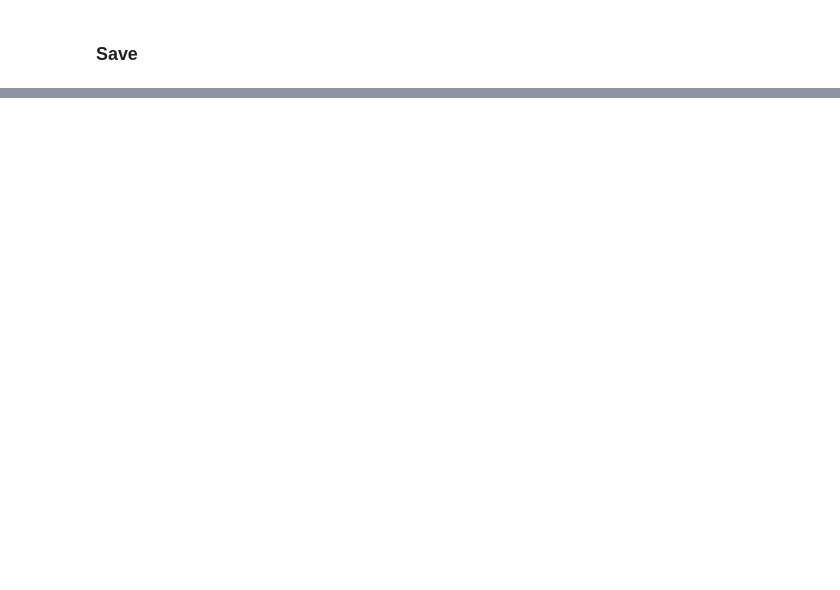
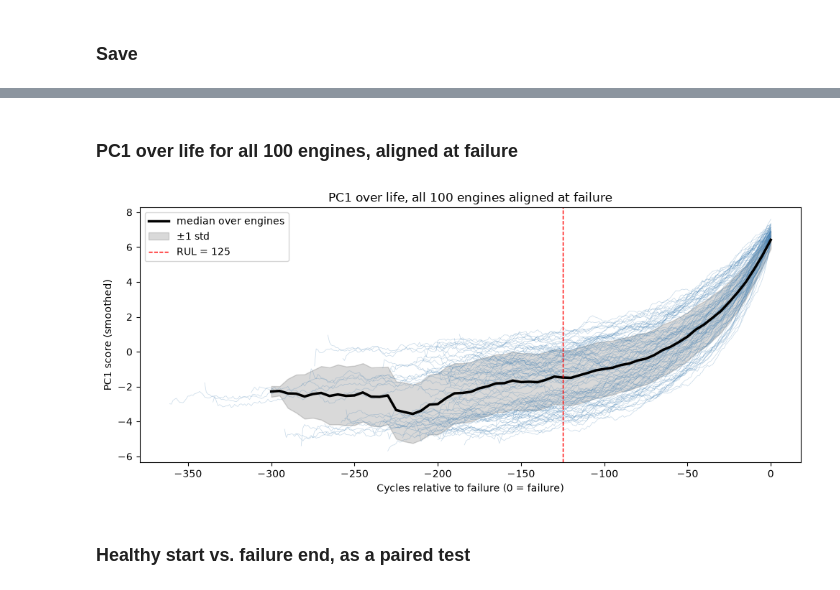
Before and after one commit to donald01johnson/mfda-exp8-pca-health, a Jupyter notebook: notebooks/exp8_pca_health.ipynb, the cells around one changed output, grey strips where cells are left out. Cells and saved outputs as stored; diff of their text form; code cells hidden in the pictures; blank space fills up the shorter version.

Commit message:
Exp8 Step 6: engine trajectories, aligned PC1, start/end tests, branches

```diff
--- a/notebooks/exp8_pca_health.ipynb
+++ b/notebooks/exp8_pca_health.ipynb
@@ -487,0 +536,11 @@ How to read it: the closer an arrow reaches the circle, the better the two compo
+# %%
+sc = pd.DataFrame({"unit": df["unit"].to_numpy(), "cycle": df["cycle"].to_numpy(),
+                   "RUL": df["RUL"].to_numpy(), "RUL_cap": df["RUL_cap"].to_numpy(),
+                   "PC1": T[:, 0], "PC2": T[:, 1]})
+
+W = 10
+for c in ["PC1", "PC2"]:
+    sc[f"{c}_s"] = sc.groupby("unit")[c].transform(lambda x: x.rolling(W, min_periods=1).mean())
+
+print("raw PC1 noise (std of diff):     ", sc.groupby("unit")["PC1"].diff().std().round(3))
+print("smoothed PC1 noise (std of diff):", sc.groupby("unit")["PC1_s"].diff().std().round(3))
@@ -487,0 +552,14 @@ How to read it: the closer an arrow reaches the circle, the better the two compo
+# %%
+fig, ax = plt.subplots(figsize=(8, 6.5))
+ax.scatter(T[idx, 0], T[idx, 1], c="lightgrey", s=4, alpha=0.4)
+for u in [1, 20, 40, 60, 80, 100]:
+    e = sc[sc["unit"] == u]
+    ax.plot(e["PC1_s"], e["PC2_s"], lw=1.5, label=f"engine {u} ({len(e)} cycles)")
+    ax.scatter(e["PC1_s"].iloc[0],  e["PC2_s"].iloc[0],  marker="o", s=50, color="k")
+    ax.scatter(e["PC1_s"].iloc[-1], e["PC2_s"].iloc[-1], marker="X", s=80, color="red")
+ax.set_xlabel("PC1 (degradation)"); ax.set_ylabel("PC2 (speed)")
+ax.set_title(f"Engine trajectories ({W}-cycle moving average)  ● start   ✕ failure")
+ax.legend(fontsize=8)
+plt.tight_layout()
+plt.savefig(FIG_DIR / "fig05_engine_trajectories.png", dpi=150)
+plt.show()
@@ -487,0 +568,22 @@ How to read it: the closer an arrow reaches the circle, the better the two compo
+# %% [markdown]
+### PC1 over life for all 100 engines, aligned at failure
+# %%
+fig, ax = plt.subplots(figsize=(10, 4.5))
+for u, e in sc.groupby("unit"):
+    ax.plot(-e["RUL"], e["PC1_s"], color="steelblue", lw=0.5, alpha=0.3)
+
+band = sc.assign(bin=(sc["RUL"] // 5) * 5).groupby("bin")["PC1_s"].agg(["median", "std"])
+band = band[band.index <= 300]
+ax.plot(-band.index, band["median"], color="k", lw=2.5, label="median over engines")
+ax.fill_between(-band.index, band["median"] - band["std"], band["median"] + band["std"],
+                color="k", alpha=0.15, label="±1 std")
+ax.axvline(-RUL_CAP, color="red", ls="--", lw=1, label=f"RUL = {RUL_CAP}")
+ax.set_xlabel("Cycles relative to failure (0 = failure)"); ax.set_ylabel("PC1 score (smoothed)")
+ax.set_title("PC1 over life, all 100 engines aligned at failure")
+ax.legend(); plt.tight_layout()
+plt.savefig(FIG_DIR / "fig06_pc1_aligned_at_failure.png", dpi=150)
+plt.show()
+# %% [output]
+[figure, added]
+# %% [markdown]
+### Healthy start vs. failure end, as a paired test
```
Also changed, not shown: parts of 11 cells of this notebook, 3 other files.
